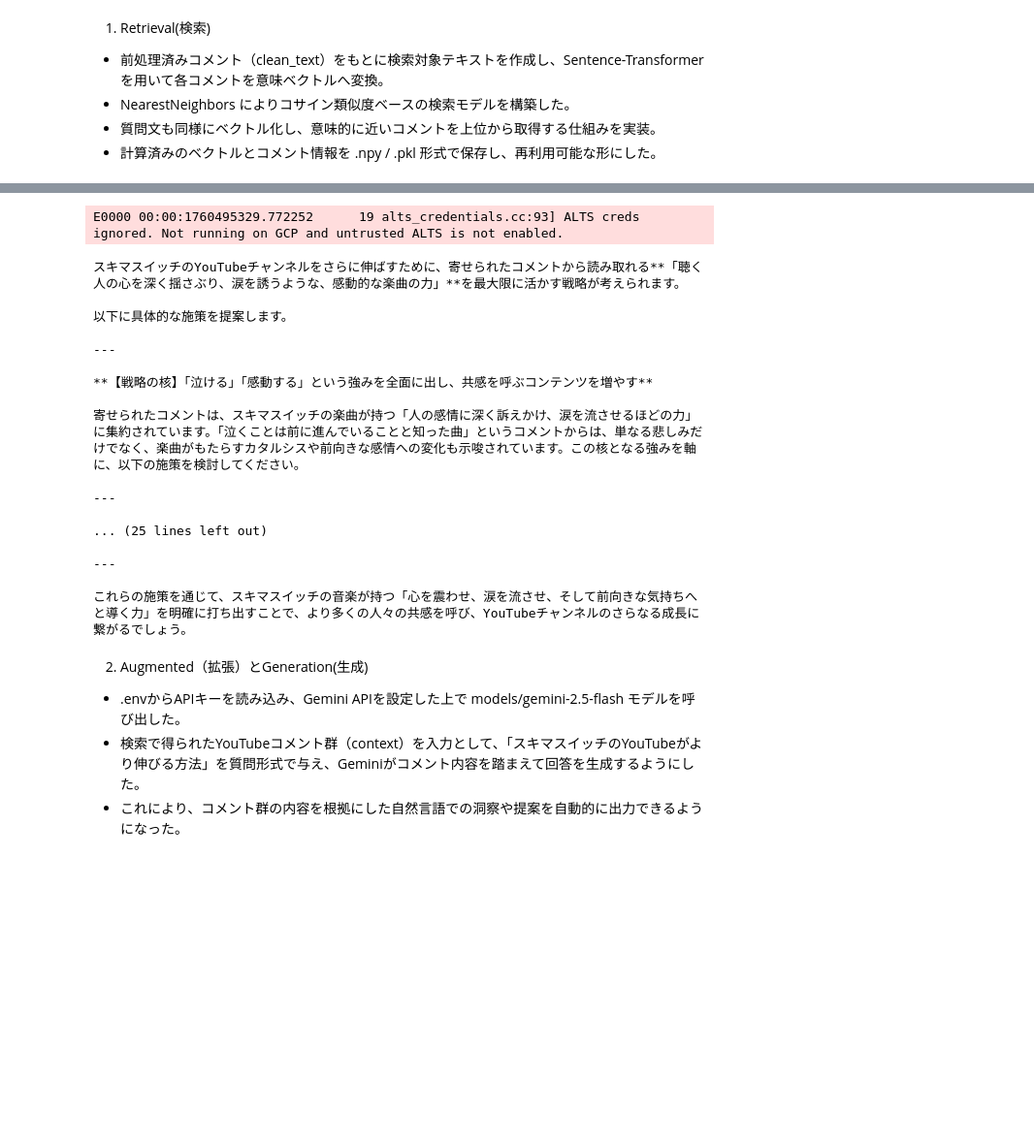
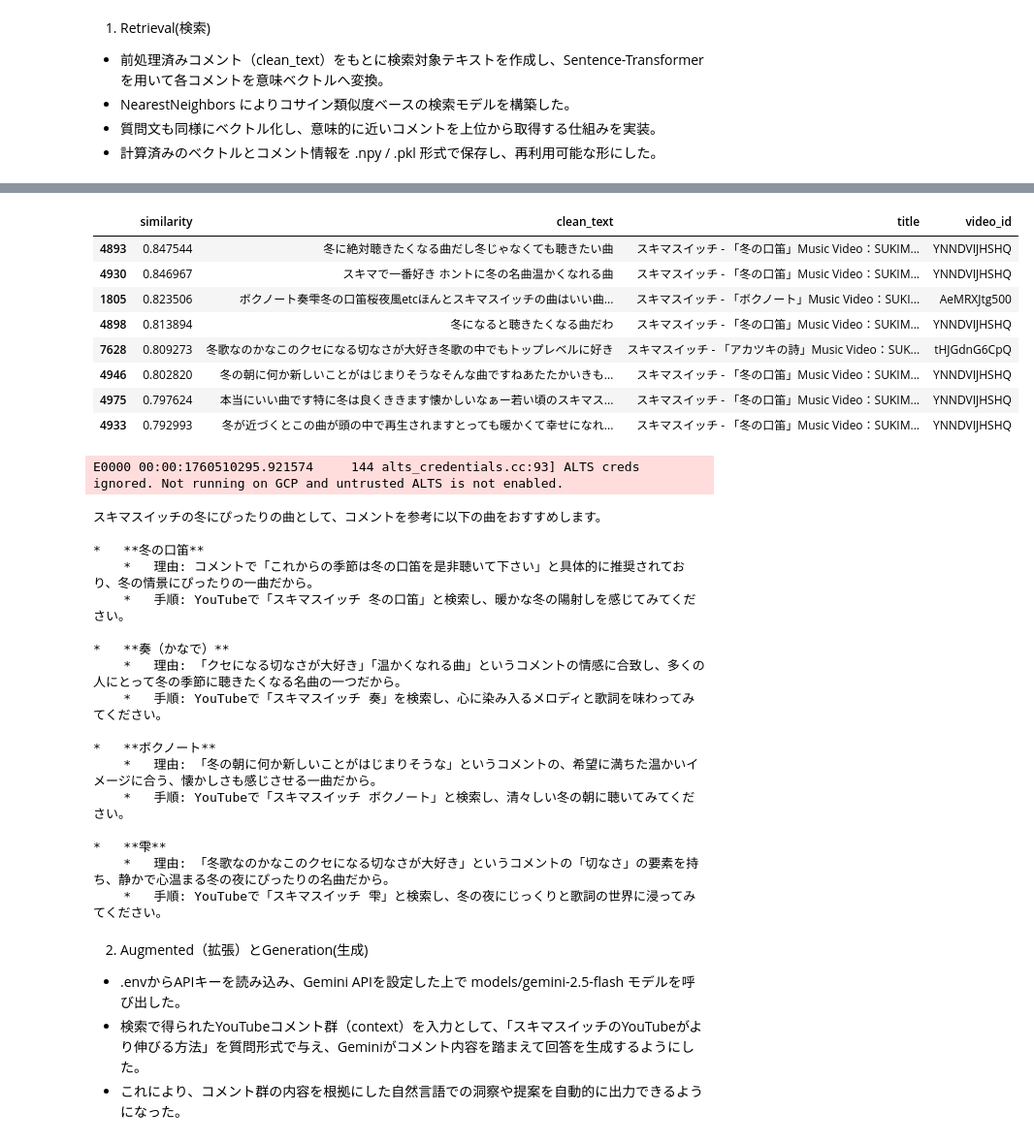
Before and after one commit to rksinagaki/project_api, a Jupyter notebook: src/notebook/01_EDA_youtube_v2.ipynb, the cells around one changed output, grey strips where cells are left out. Shown at 97% size. Cells and saved outputs as stored; diff of their text form; code cells hidden in the pictures; blank space fills up the shorter version.

```diff
--- a/src/notebook/01_EDA_youtube_v2.ipynb
+++ b/src/notebook/01_EDA_youtube_v2.ipynb
@@ -563,45 +566,71 @@ display(search("積み上げたものぶっ壊してる回", top_k=5))
 | 7230 | 0.784981 | ぶっ壊したもの積み上げてそうな曲ですね | 幻の『全力少年』 #スキマスイッチ #このヘンまでやってみよう | oEjj3R4GfCA |
 | 342 | 0.753755 | 丸いレインボゥを昨日落として割ってしまった | スキマスイッチ - 「虹のレシピ」Music Video：SUKI... | 15566qQHhlw |
 # %%
+# 検索してコンテキストを作る
+QUERY = "スキマスイッチの冬にぴったりの曲を教えて"   # ←好きに変えてOK
+TOP_K = 8
+
+hits = search(QUERY, top_k=TOP_K)
+display(hits)  # 確認用
+
+# 長すぎ防止で先頭からカット
+context = "\n".join(hits["clean_text"].astype(str).tolist())[:12000]
+
+# Gemini を呼び出す
 import os
+from dotenv import load_dotenv
 import google.generativeai as genai
-from dotenv import load_dotenv
+
 load_dotenv()
-genai.configure(api_key=os.getenv("GOOGLE_API_KEY"))
+api_key = os.getenv("GOOGLE_API_KEY")
+assert api_key, ".env に GOOGLE_API_KEY=... を設定してください。"
 
-MODEL_NAME = "models/gemini-2.5-flash"
-model = genai.GenerativeModel(MODEL_NAME)
+genai.configure(api_key=api_key)
+model = genai.GenerativeModel("models/gemini-2.5-flash")
 
-prompt = f"""
-以下のYouTubeコメントを参考に質問に答えてください。
+prompt = f"""以下のYouTubeコメントを参考に、質問に具体的に答えてください。
 
-質問: スキマスイッチのyoutubeがもっと伸びるにはどうしたらいいか教えて
+質問: {QUERY}
 
-コメント:
+# コメント（抜粋）
 {context}
+
+# 出力要件
+- 箇条書きで3〜6個の具体案
+- 各項目に1行の簡潔な理由を添える
+- 可能なら1行の実施手順も
 """
 
 response = model.generate_content(prompt)
 print(response.text)
 # %% [output]
+|  | similarity | clean_text | title | video_id |
+| 4893 | 0.847544 | 冬に絶対聴きたくなる曲だし冬じゃなくても聴きたい曲 | スキマスイッチ - 「冬の口笛」Music Video：SUKIM... | YNNDVIJHSHQ |
+| 4930 | 0.846967 | スキマで一番好き ホントに冬の名曲温かくなれる曲 | スキマスイッチ - 「冬の口笛」Music Video：SUKIM... | YNNDVIJHSHQ |
+| 1805 | 0.823506 | ボクノート奏雫冬の口笛桜夜風etcほんとスキマスイッチの曲はいい曲... | スキマスイッチ - 「ボクノート」Music Video：SUKI... | AeMRXJtg500 |
+| 4898 | 0.813894 | 冬になると聴きたくなる曲だわ | スキマスイッチ - 「冬の口笛」Music Video：SUKIM... | YNNDVIJHSHQ |
+| 7628 | 0.809273 | 冬歌なのかなこのクセになる切なさが大好き冬歌の中でもトップレベルに好き | スキマスイッチ - 「アカツキの詩」Music Video：SUK... | tHJGdnG6CpQ |
+| 4946 | 0.802820 | 冬の朝に何か新しいことがはじまりそうなそんな曲ですねあたたかいきも... | スキマスイッチ - 「冬の口笛」Music Video：SUKIM... | YNNDVIJHSHQ |
+| 4975 | 0.797624 | 本当にいい曲です特に冬は良くききます懐かしいなぁー若い頃のスキマス... | スキマスイッチ - 「冬の口笛」Music Video：SUKIM... | YNNDVIJHSHQ |
+| 4933 | 0.792993 | 冬が近づくとこの曲が頭の中で再生されますとっても暖かくて幸せになれ... | スキマスイッチ - 「冬の口笛」Music Video：SUKIM... | YNNDVIJHSHQ |
-E0000 00:00:1760495329.772252      19 alts_credentials.cc:93] ALTS creds ignored. Not running on GCP and untrusted ALTS is not enabled.
+E0000 00:00:1760510295.921574     144 alts_credentials.cc:93] ALTS creds ignored. Not running on GCP and untrusted ALTS is not enabled.
-スキマスイッチのYouTubeチャンネルをさらに伸ばすために、寄せられたコメントから読み取れる**「聴く人の心を深く揺さぶり、涙を誘うような、感動的な楽曲の力」**を最大限に活かす戦略が考えられます。
+スキマスイッチの冬にぴったりの曲として、コメントを参考に以下の曲をおすすめします。
 
-以下に具体的な施策を提案します。
+*   **冬の口笛**
+    *   理由: コメントで「これからの季節は冬の口笛を是非聴いて下さい」と具体的に推奨されており、冬の情景にぴったりの一曲だから。
+    *   手順: YouTubeで「スキマスイッチ 冬の口笛」と検索し、暖かな冬の陽射しを感じてみてください。
 
----
+*   **奏（かなで）**
+    *   理由: 「クセになる切なさが大好き」「温かくなれる曲」というコメントの情感に合致し、多くの人にとって冬の季節に聴きたくなる名曲の一つだから。
+    *   手順: YouTubeで「スキマスイッチ 奏」を検索し、心に染み入るメロディと歌詞を味わってみてください。
 
-**【戦略の核】「泣ける」「感動する」という強みを全面に出し、共感を呼ぶコンテンツを増やす**
+*   **ボクノート**
+    *   理由: 「冬の朝に何か新しいことがはじまりそうな」というコメントの、希望に満ちた温かいイメージに合う、懐かしさも感じさせる一曲だから。
+    *   手順: YouTubeで「スキマスイッチ ボクノート」と検索し、清々しい冬の朝に聴いてみてください。
 
-寄せられたコメントは、スキマスイッチの楽曲が持つ「人の感情に深く訴えかけ、涙を流させるほどの力」に集約されています。「泣くことは前に進んでいることと知った曲」というコメントからは、単なる悲しみだけでなく、楽曲がもたらすカタルシスや前向きな感情への変化も示唆されています。この核となる強みを軸に、以下の施策を検討してください。
-
----
-
-... (25 lines left out)
-
----
-
-これらの施策を通じて、スキマスイッチの音楽が持つ「心を震わせ、涙を流させ、そして前向きな気持ちへと導く力」を明確に打ち出すことで、より多くの人々の共感を呼び、YouTubeチャンネルのさらなる成長に繋がるでしょう。
+*   **雫**
+    *   理由: 「冬歌なのかなこのクセになる切なさが大好き」というコメントの「切なさ」の要素を持ち、静かで心温まる冬の夜にぴったりの名曲だから。
+    *   手順: YouTubeで「スキマスイッチ 雫」と検索し、冬の夜にじっくりと歌詞の世界に浸ってみてください。
 # %% [markdown]
 2. Augmented（拡張）とGeneration(生成)
 - .envからAPIキーを読み込み、Gemini APIを設定した上で models/gemini-2.5-flash モデルを呼び出した。
```
Also changed, not shown: parts of 11 cells of this notebook, 14 other files.
